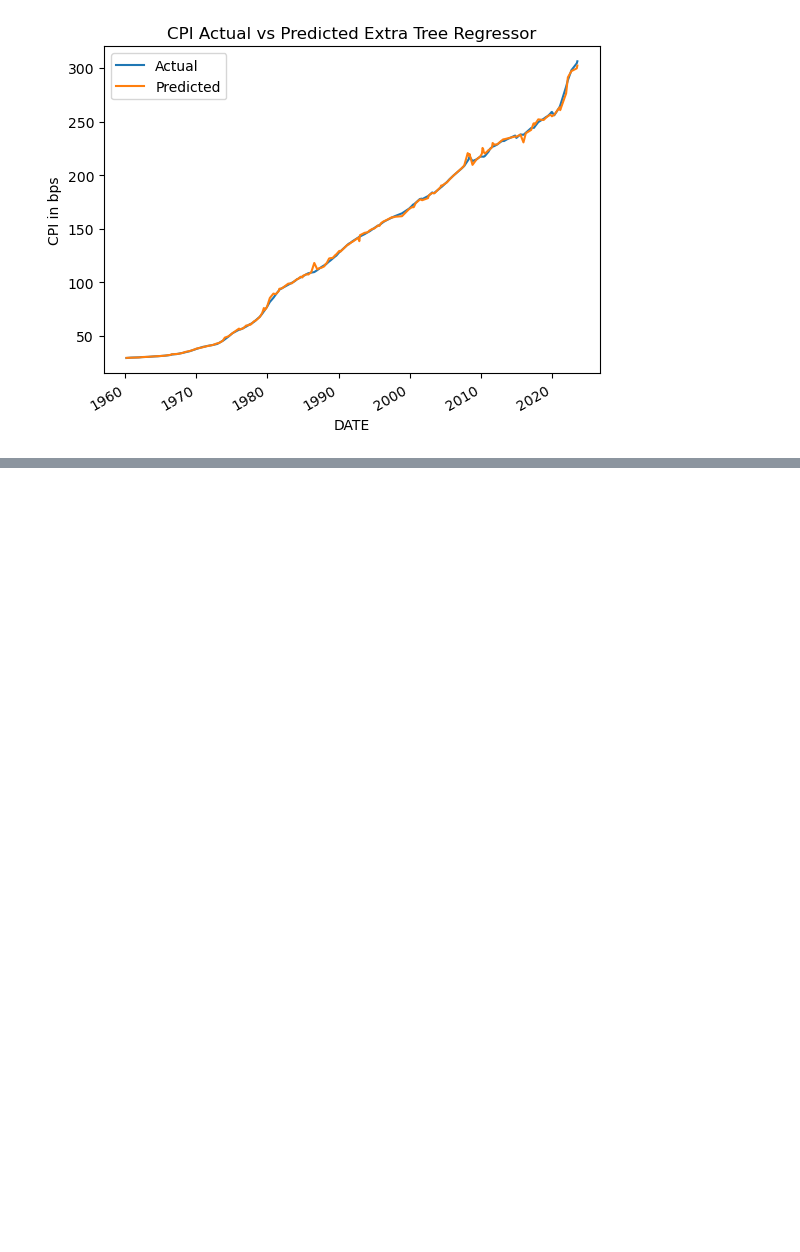
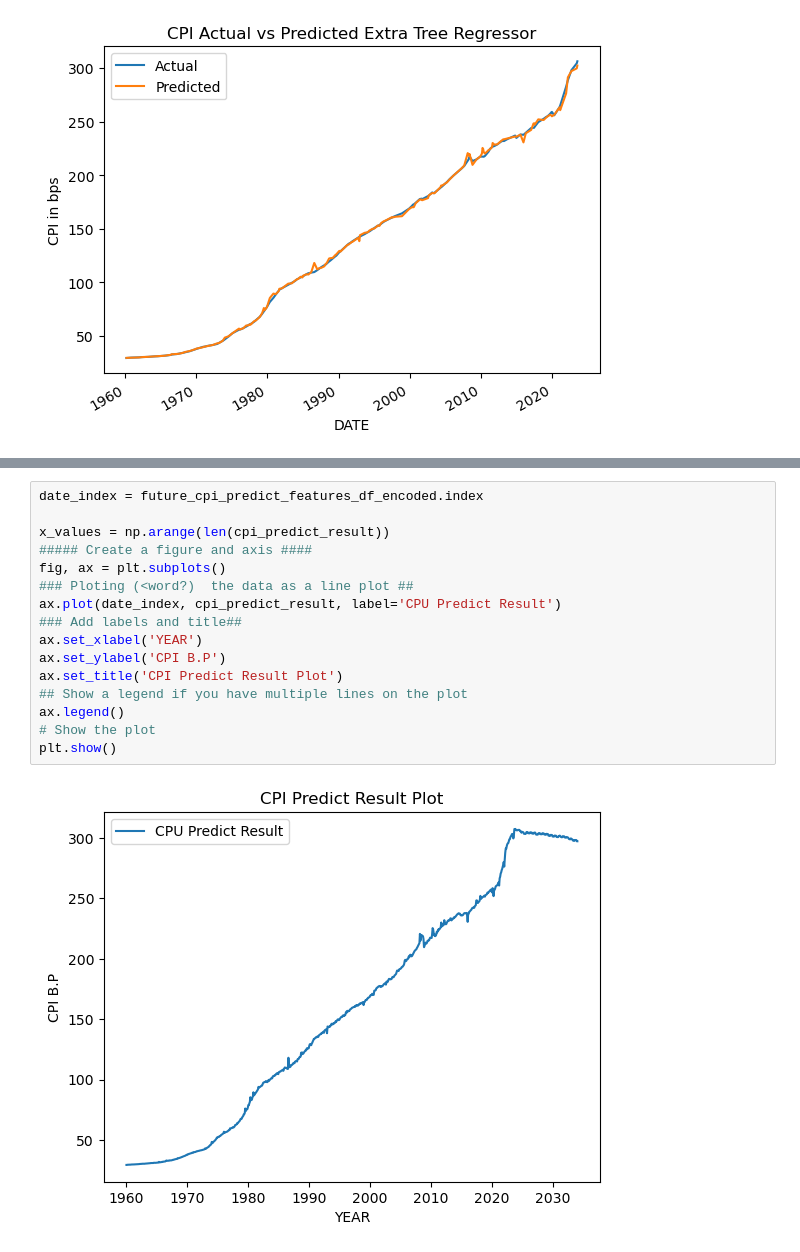
Before and after one commit to t-sullivan/Project-2, a Jupyter notebook: ExtraTreeRegressor.ipynb, the cells around one changed output, grey strips where cells are left out. Drawn from its saved outputs; the diff is of its cells as text; blank space fills up the shorter version.

```diff
--- a/ExtraTreeRegressor.ipynb
+++ b/ExtraTreeRegressor.ipynb
@@ -125,0 +232,18 @@ results_df.plot(title = 'CPI Actual vs Predicted Extra Tree Regressor', ylabel =
+# %%
+date_index = future_cpi_predict_features_df_encoded.index
+
+x_values = np.arange(len(cpi_predict_result))
+##### Create a figure and axis ####
+fig, ax = plt.subplots()
+### Ploting (<word?)  the data as a line plot ##
+ax.plot(date_index, cpi_predict_result, label='CPU Predict Result')
+### Add labels and title##
+ax.set_xlabel('YEAR')
+ax.set_ylabel('CPI B.P')
+ax.set_title('CPI Predict Result Plot')
+## Show a legend if you have multiple lines on the plot
+ax.legend()
+# Show the plot
+plt.show()
+# %% [output]
+[figure, added]
```
Also changed, not shown: parts of 17 cells of this notebook, 1 other file.
